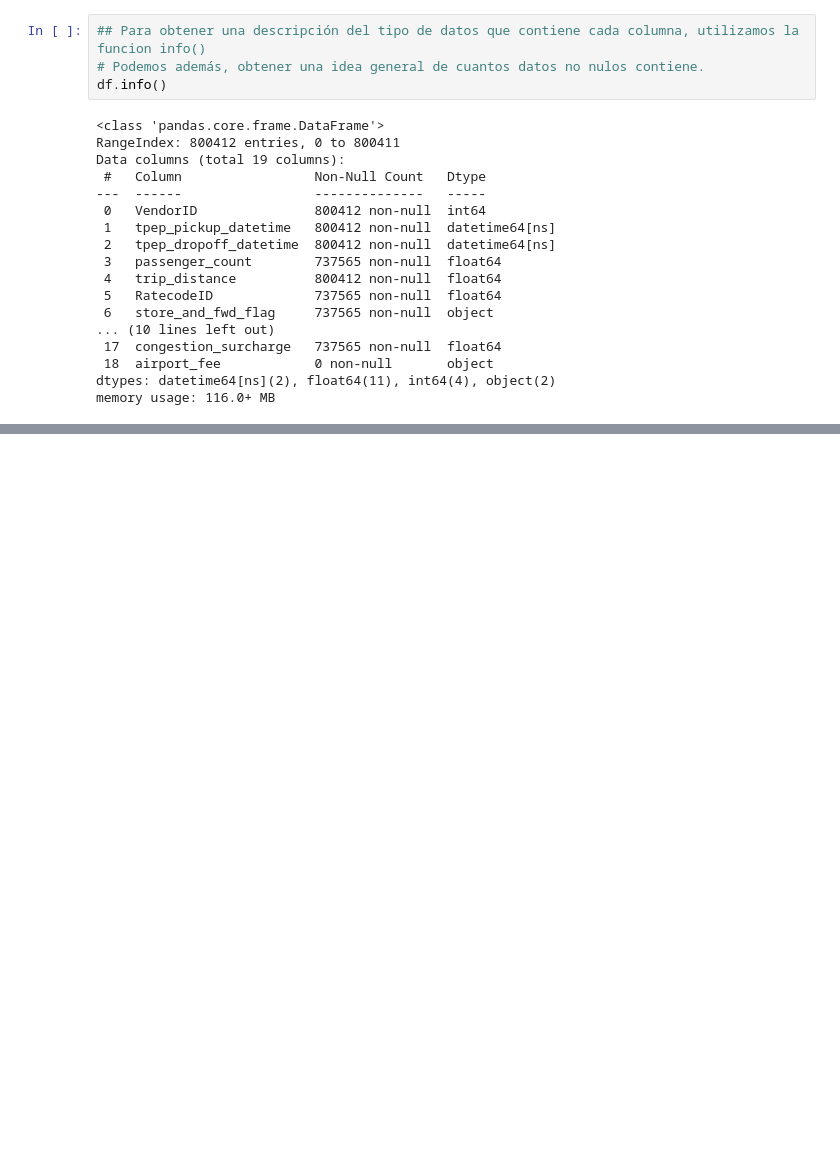
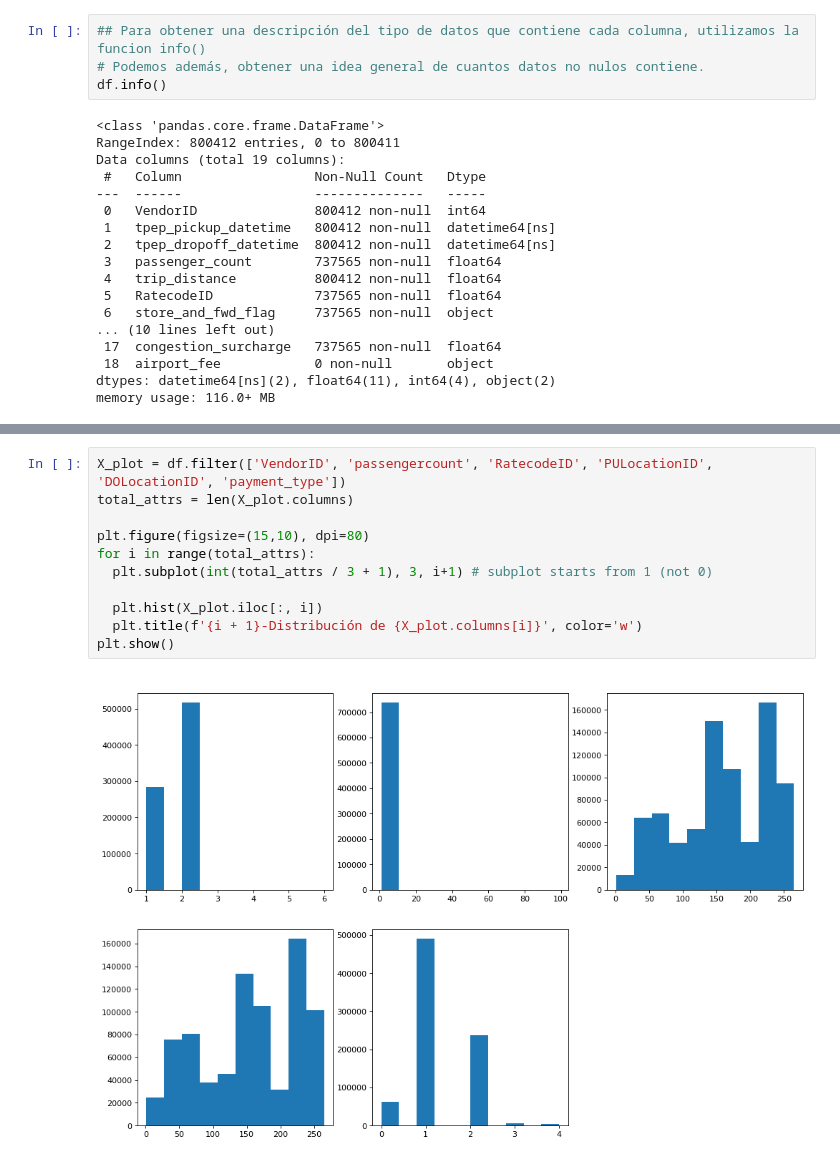
Before and after one commit to santiagobiobot/uba-ia-add-tpfinal, a Jupyter notebook: TP-final-AdDAI.ipynb, the cells around one changed output, grey strips where cells are left out. Cells and saved outputs as stored; diff of their text form; blank space fills up the shorter version.

```diff
--- a/TP-final-AdDAI.ipynb
+++ b/TP-final-AdDAI.ipynb
@@ -190,0 +232,13 @@ df.describe()
+# %%
+X_plot = df.filter(['VendorID', 'passengercount', 'RatecodeID', 'PULocationID', 'DOLocationID', 'payment_type'])
+total_attrs = len(X_plot.columns)
+
+plt.figure(figsize=(15,10), dpi=80)
+for i in range(total_attrs):
+  plt.subplot(int(total_attrs / 3 + 1), 3, i+1) # subplot starts from 1 (not 0)
+
+  plt.hist(X_plot.iloc[:, i])
+  plt.title(f'{i + 1}-Distribución de {X_plot.columns[i]}', color='w')
+plt.show()
+# %% [output]
+[figure, added]
```
Also changed, not shown: parts of 2 cells of this notebook.
